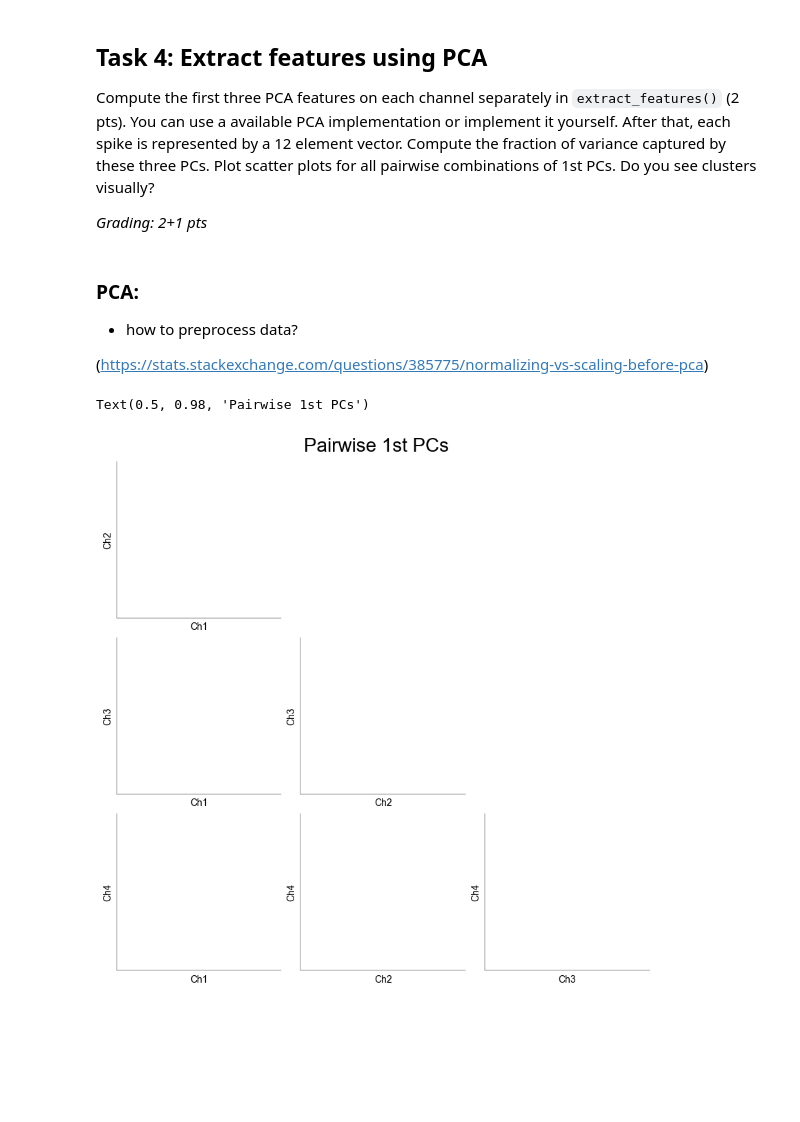
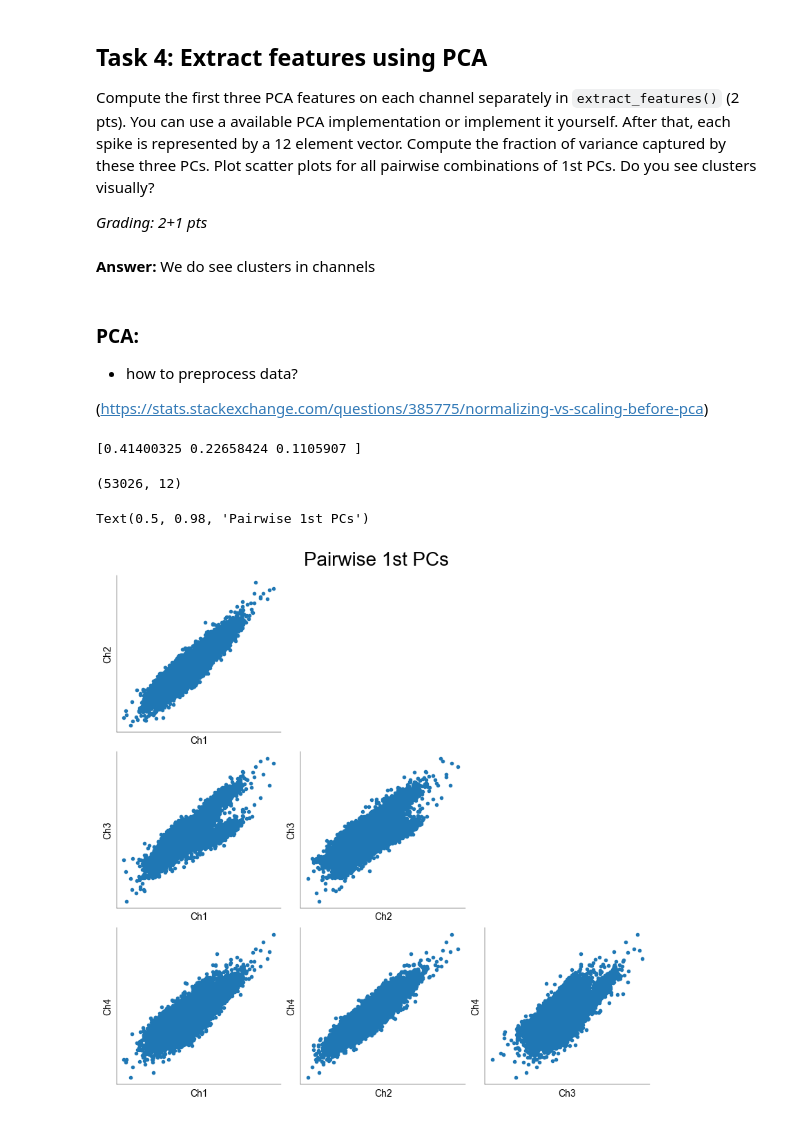
Before and after one commit to H-Kugler/neural-data-science, a Jupyter notebook: notebooks/CodingLab1.ipynb, the cells around one changed output. Drawn from its saved outputs; the diff is of its cells as text; code cells hidden in the pictures; blank space fills up the shorter version.

```diff
--- a/notebooks/CodingLab1.ipynb
+++ b/notebooks/CodingLab1.ipynb
@@ -370,9 +389,17 @@ fig, ax = plt.subplot_mosaic(
 # -------------------------------
 # plot first 100 spikes (0.5 pts)
 # -------------------------------
+number_of_spikes = 100
+window_indices = np.arange(-length_window // 3, (length_window * 2) // 3)
+t = window_indices / fs * 1000
+
 
 # cols = ["Ch1", "Ch2", "Ch3", "Ch4"]
 for i, col in enumerate(cols):
+    # plotting:
+    for j in range(number_of_spikes):
+        ax[col].plot(t, w[j, :, i], color="black", alpha=0.3)
+
     ax[col].set_ylim((-500, 250))
     ax[col].set_xlim((-0.33, 0.66))
     ax[col].set_title(col, loc="left")
@@ -400,9 +427,18 @@ fig, ax = plt.subplot_mosaic(
 # -------------------------------------
 # plot the largest 100 spikes (0.5 pts)
 # -------------------------------------
+number_of_spikes = 100
+window_indices = np.arange(-length_window // 3, (length_window * 2) // 3)
+t = window_indices / fs * 1000
 
+zero_index = np.where(window_indices == 0)[0][0]  # = index of actual spike in window
+largest_indices = np.argsort(np.min(w[:, zero_index, :], axis=1))[:number_of_spikes]
+
+w_largest = w[largest_indices, :, :]
 # cols = ["Ch1", "Ch2", "Ch3", "Ch4"]
 for i, col in enumerate(cols):
+    for j in range(number_of_spikes):
+        ax[col].plot(t, w_largest[j, :, i], color="black", alpha=0.3)
     ax[col].set_ylim((-1000, 500))
     ax[col].set_xlim((-0.33, 0.66))
     ax[col].set_title(col, loc="left")
@@ -422,6 +458,9 @@
 Plot scatter plots for all pairwise combinations of 1st PCs. Do you see clusters visually?
 
 *Grading: 2+1 pts*
+# %% [markdown]
+**Answer:**
+We do see clusters in channels
 # %% [markdown]
 ### PCA:
 - how to preprocess data?
@@ -465,41 +504,54 @@ def extract_features(w: np.ndarray):
     # ---------------------------------------------
     # obtain first 3 principle components (1.5 pts)
     # ---------------------------------------------
+    pca = PCA(n_components=3)
+    pc = np.zeros((w.shape[0], 3 * w.shape[2]))
+    for i in range(w.shape[2]):
+        pc[:, 3 * i : 3 + 3 * i] = pca.fit_transform(scale(w[:, :, i]))
 
     # -----------------------------------------------------
     # Print the fraction of variance explained (1 extra pt)
     # -----------------------------------------------------
+    print(pca.explained_variance_ratio_)
 
-    pass
+    return pc
+# %%
+b = extract_features(w)
+b.shape
+# %% [output]
+[0.41400325 0.22658424 0.1105907 ]
+(53026, 12)
 # %%
 mosaic = [
     ["Ch2 vs Ch1", ".", "."],
     ["Ch3 vs Ch1", "Ch3 vs Ch2", "."],
     ["Ch4 vs Ch1", "Ch4 vs Ch2", "Ch4 vs Ch3"],
 ]
 fig, ax = plt.subplot_mosaic(
     mosaic=mosaic, figsize=(8, 8), layout="constrained", dpi=100
 )
 
 # indices of the 1st PC in `b`
 i = {"Ch1": 0, "Ch2": 3, "Ch3": 6, "Ch4": 9}
 
 for m in np.ravel(mosaic):
     if m == ".":
         continue
     y, x = m.split(" vs ")
 
+    ax[m].scatter(b[:, i[x]], b[:, i[y]])
+
     ax[m].set_xlabel(x)
     ax[m].set_ylabel(y)
-    ax[m].set_xlim((-1500, 1500))
-    ax[m].set_ylim((-1500, 1500))
+    # ax[m].set_xlim((-1500, 1500))
+    # ax[m].set_ylim((-1500, 1500))
     ax[m].set_xticks([])
     ax[m].set_yticks([])
 
 fig.suptitle("Pairwise 1st PCs", fontsize=20)
 # %% [output]
 Text(0.5, 0.98, 'Pairwise 1st PCs')
-[figure, old version]
+[figure, new version]
 # %%
 # # save data for the next Coding Lab
 
```
Also changed, not shown: parts of 9 cells of this notebook.
